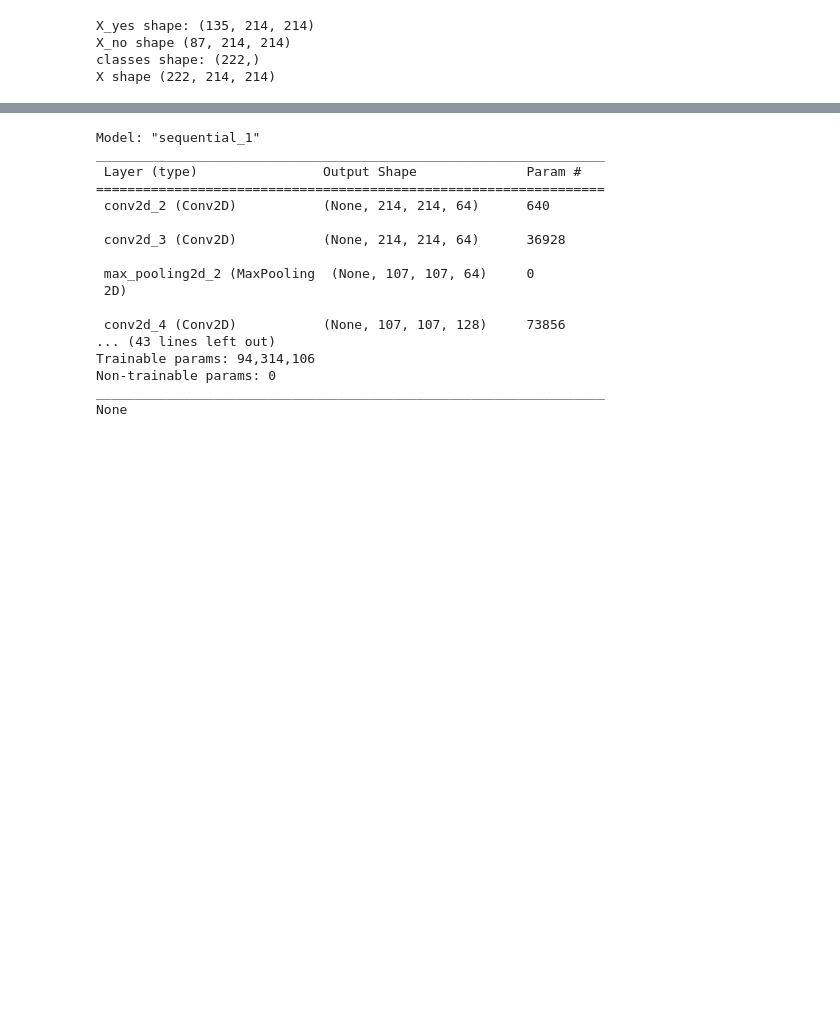
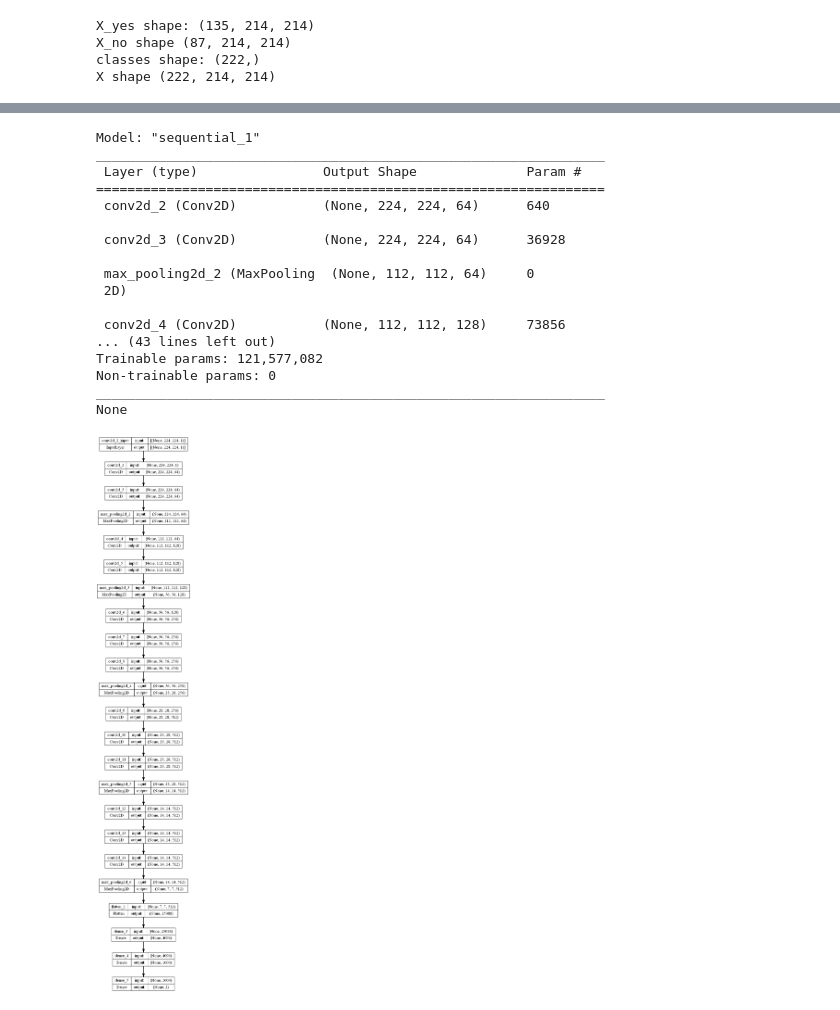
Before and after one commit to BittingBarracuda/BTD_Python, a Jupyter notebook: nn2_train.ipynb, the cells around one changed output, grey strips where cells are left out. Drawn from its saved outputs; the diff is of its cells as text; code cells hidden in the pictures; blank space fills up the shorter version.

```diff
--- a/nn2_train.ipynb
+++ b/nn2_train.ipynb
@@ -110,38 +115,41 @@ vgg_16 = keras.Sequential([
     Conv2D(filters=512, kernel_size=(3, 3), strides=1, padding='same', activation='relu'),
     Conv2D(filters=512, kernel_size=(3, 3), strides=1, padding='same', activation='relu'),
     # LAYER 5
     MaxPooling2D(pool_size=(2, 2), strides=2),
     Conv2D(filters=512, kernel_size=(3, 3), strides=1, padding='same', activation='relu'),
     Conv2D(filters=512, kernel_size=(3, 3), strides=1, padding='same', activation='relu'),
     Conv2D(filters=512, kernel_size=(3, 3), strides=1, padding='same', activation='relu'),
     # MAXPOOL BEFORE FC
     MaxPooling2D(pool_size=(2, 2), strides=2),
     # FULLY CONNECTED LAYERS
     Flatten(),
     Dense(units=4096, activation='relu'),
     Dense(units=1000, activation='relu'),
     # OUTPUT LAYER
     Dense(units=N_CLASSES, activation='softmax')
 ])
+
 print(vgg_16.summary())
+plot_model(vgg_16, show_shapes=True, show_layer_names=True)
 # %% [output]
 Model: "sequential_1"
 _________________________________________________________________
  Layer (type)                Output Shape              Param #
 =================================================================
- conv2d_2 (Conv2D)           (None, 214, 214, 64)      640
+ conv2d_2 (Conv2D)           (None, 224, 224, 64)      640
 
- conv2d_3 (Conv2D)           (None, 214, 214, 64)      36928
+ conv2d_3 (Conv2D)           (None, 224, 224, 64)      36928
 
- max_pooling2d_2 (MaxPooling  (None, 107, 107, 64)     0
+ max_pooling2d_2 (MaxPooling  (None, 112, 112, 64)     0
  2D)
 
- conv2d_4 (Conv2D)           (None, 107, 107, 128)     73856
+ conv2d_4 (Conv2D)           (None, 112, 112, 128)     73856
 ... (43 lines left out)
-Trainable params: 94,314,106
+Trainable params: 121,577,082
 Non-trainable params: 0
 _________________________________________________________________
 None
+[figure, added]
 # %%
 lu_net = keras.Sequential([
     # LAYER 1
```
Also changed, not shown: parts of 4 cells of this notebook, 1 other file.
